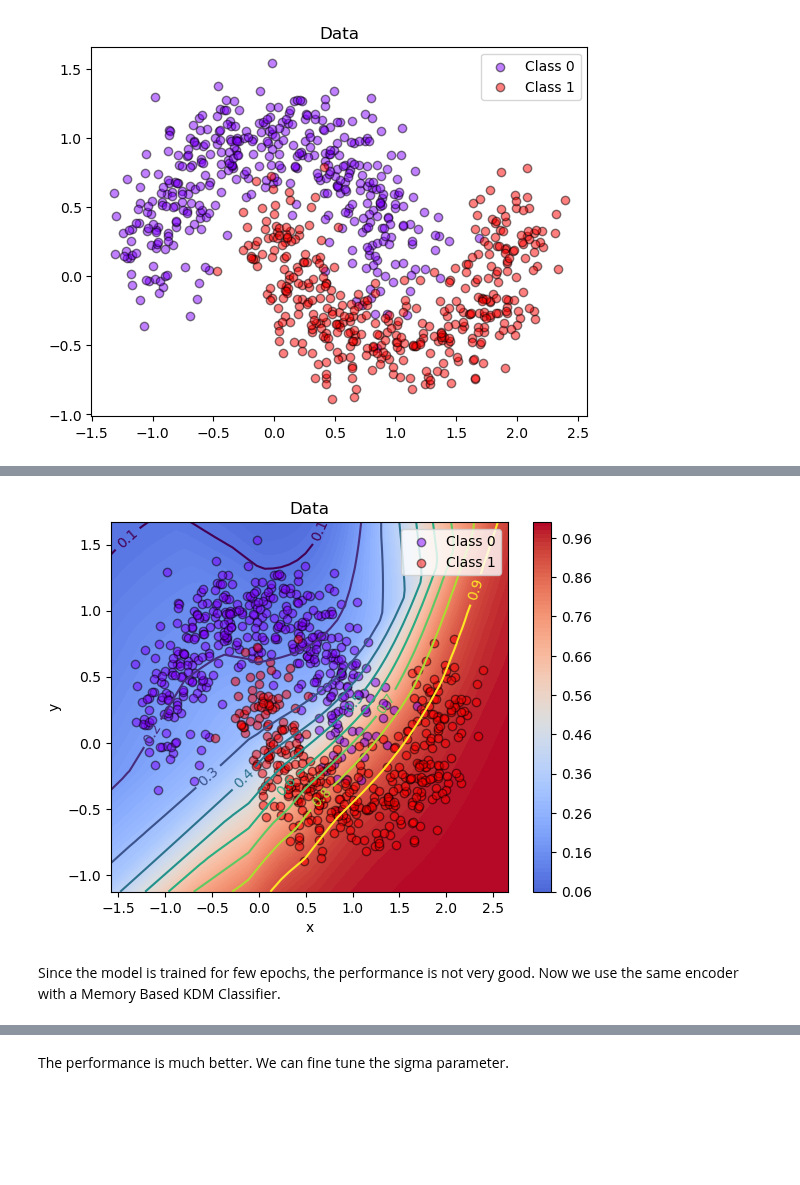
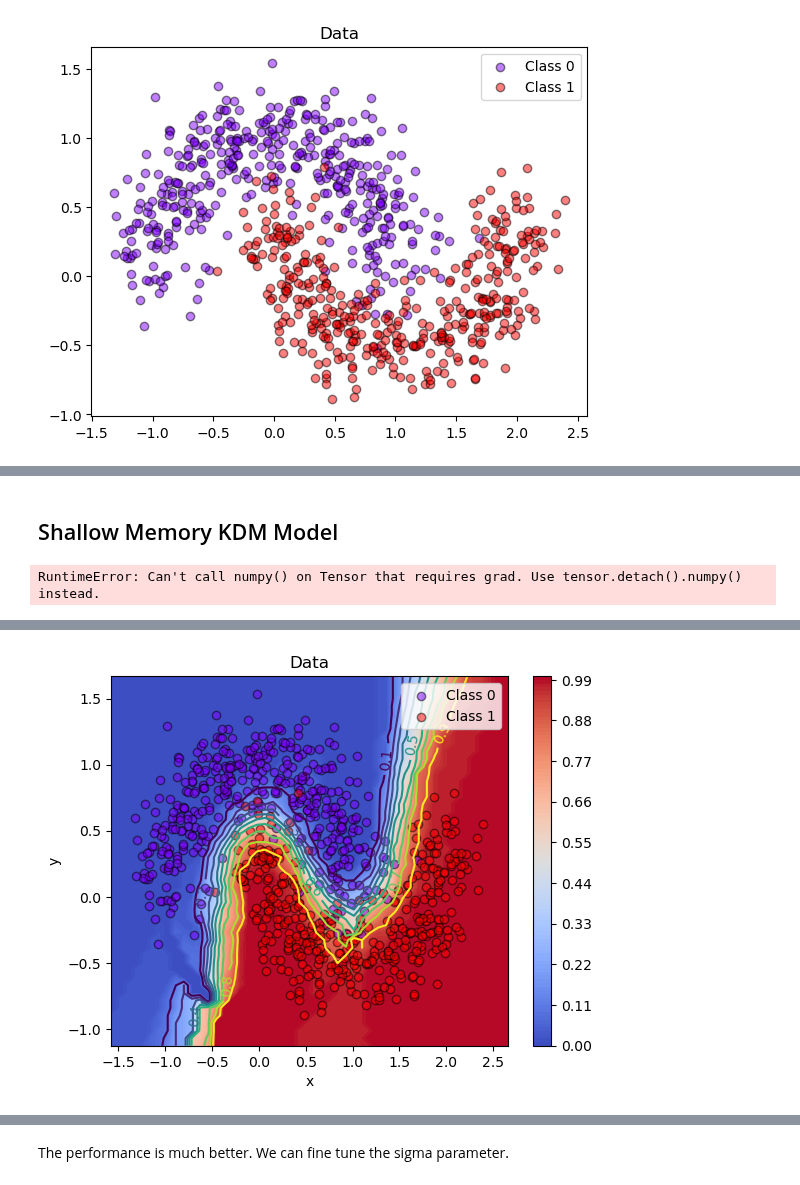
Before and after one commit to fagonzalezo/kdm, a Jupyter notebook: kdm_memory.ipynb, the cells around one changed output, grey strips where cells are left out. Drawn from its saved outputs; the diff is of its cells as text; code cells hidden in the pictures; blank space fills up the shorter version.

Commit message:
Update memory based models

```diff
--- a/kdm_memory.ipynb
+++ b/kdm_memory.ipynb
@@ -136,4 +81,38 @@ Train accuracy: 0.84375
+# %% [markdown]
+## Shallow Memory KDM Model
+# %%
+# reload kdm.models to get the updated version
+
+import sys
+from kdm.models.mem_kdm_class_model_wrapper import MemKDMClassModelWrapper
+
+import importlib
+importlib.reload(kdm.models.mem_kdm_class_model_wrapper)
+importlib.reload(kdm.models)
+
+
+encoded_size = 2
+encoder = keras.layers.Identity()
+dim_y = 2
+n_comp = 50
+
+mkdm_model = MemKDMClassModelWrapper(
+                encoded_size=encoded_size,
+                dim_y=dim_y,
+                samples_x=X_train,
+                samples_y=y_train,
+                encoder=encoder,
+                n_comp=n_comp,
+                sigma=0.01)
+# %%
+from sklearn.metrics import accuracy_score
+
+pred_y = mkdm_model.predict(X_test)
+pred_y = np.argmax(pred_y, axis=1)
+print("Accuracy: {}".format(accuracy_score(y_test, pred_y)))
+# %% [output]
+RuntimeError: Can't call numpy() on Tensor that requires grad. Use tensor.detach().numpy() instead.
 # %%
-plot_decision_region(X, gen_pred_fun(kdm_model))
+plot_decision_region(X, gen_pred_fun(mkdm_model))
 plot_data(X_train, y_train)
 # %% [output]
@@ -142,3 +120 @@ plot_data(X_train, y_train)
-[figure, old version]
+[figure, new version]
-# %% [markdown]
-Since the model is trained for few epochs, the performance is not very good. Now we use the same encoder with a Memory Based KDM Classifier.
```
Also changed, not shown: parts of 11 cells of this notebook, 8 other files.
